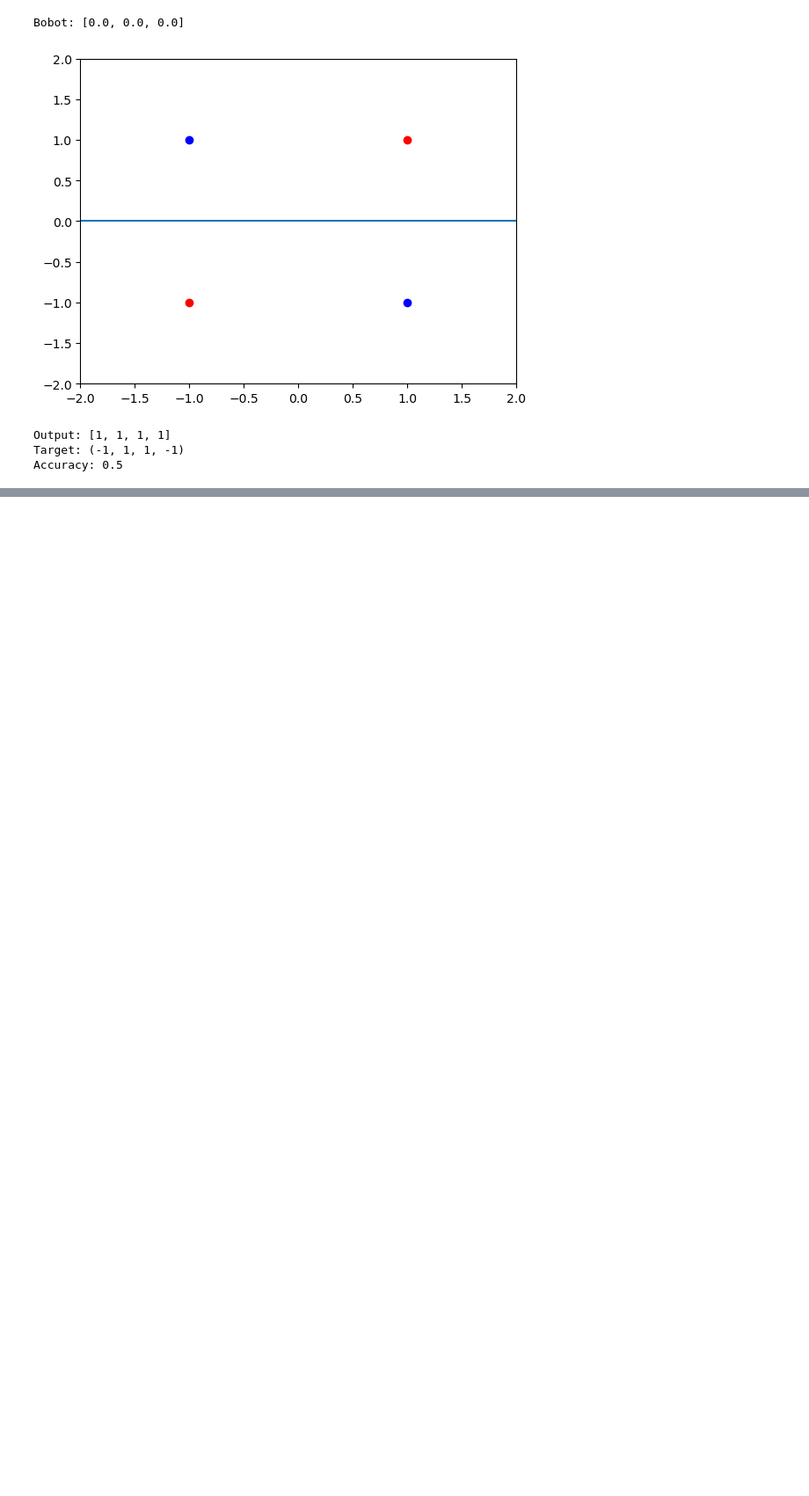
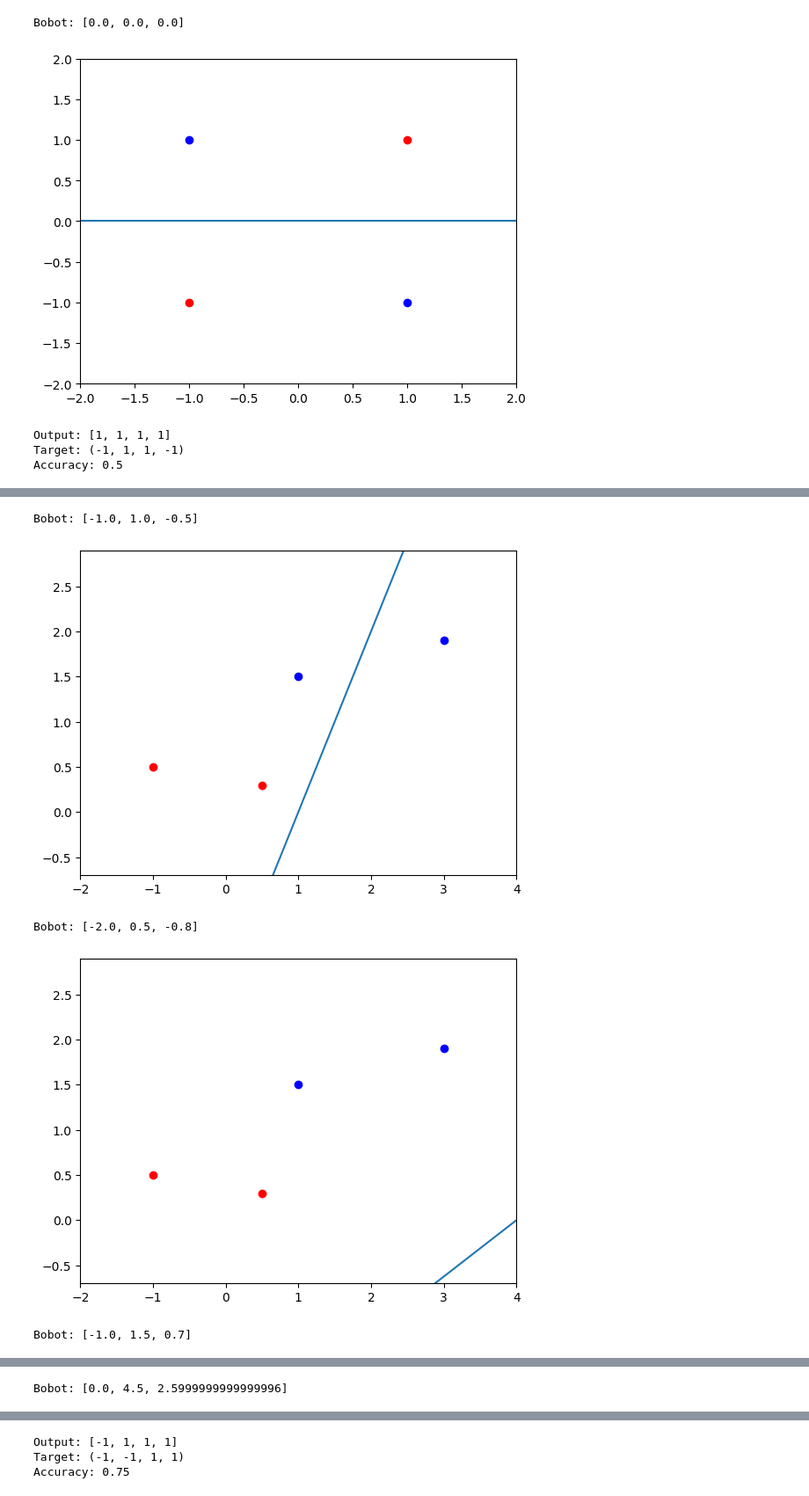
Before and after one commit to rayhanegar/jst-d-code, a Jupyter notebook: BAB 2_RAYHAN EGAR_225150201111014.ipynb, the cells around one changed output, grey strips where cells are left out. Shown at 88% size. Cells and saved outputs as stored; diff of their text form; code cells hidden in the pictures; blank space fills up the shorter version.

```diff
--- a/BAB 2_RAYHAN EGAR_225150201111014.ipynb
+++ b/BAB 2_RAYHAN EGAR_225150201111014.ipynb
@@ -181,0 +206,16 @@ Accuracy: 0.5
+# %%
+train = (-1, .5), (.5, .3), (1, 1.5), (3, 1.9)
+target = -1, -1, 1, 1
+model = hebb_fit(train, target, verbose=True, draw=True)
+output = hebb_predict(train, model)
+accuracy = accuracy_score(output, target)
+
+print('Output:', output)
+print('Target:', target)
+print('Accuracy:', accuracy)
+# %% [output]
+Bobot: [-1.0, 1.0, -0.5]
+[figure, added]
+Bobot: [-2.0, 0.5, -0.8]
+[figure, added]
+Bobot: [-1.0, 1.5, 0.7]
@@ -181,0 +223 @@ Accuracy: 0.5
+Bobot: [0.0, 4.5, 2.5999999999999996]
@@ -181,0 +225,3 @@ Accuracy: 0.5
+Output: [-1, 1, 1, 1]
+Target: (-1, -1, 1, 1)
+Accuracy: 0.75
```
Also changed, not shown: parts of 6 cells of this notebook.
